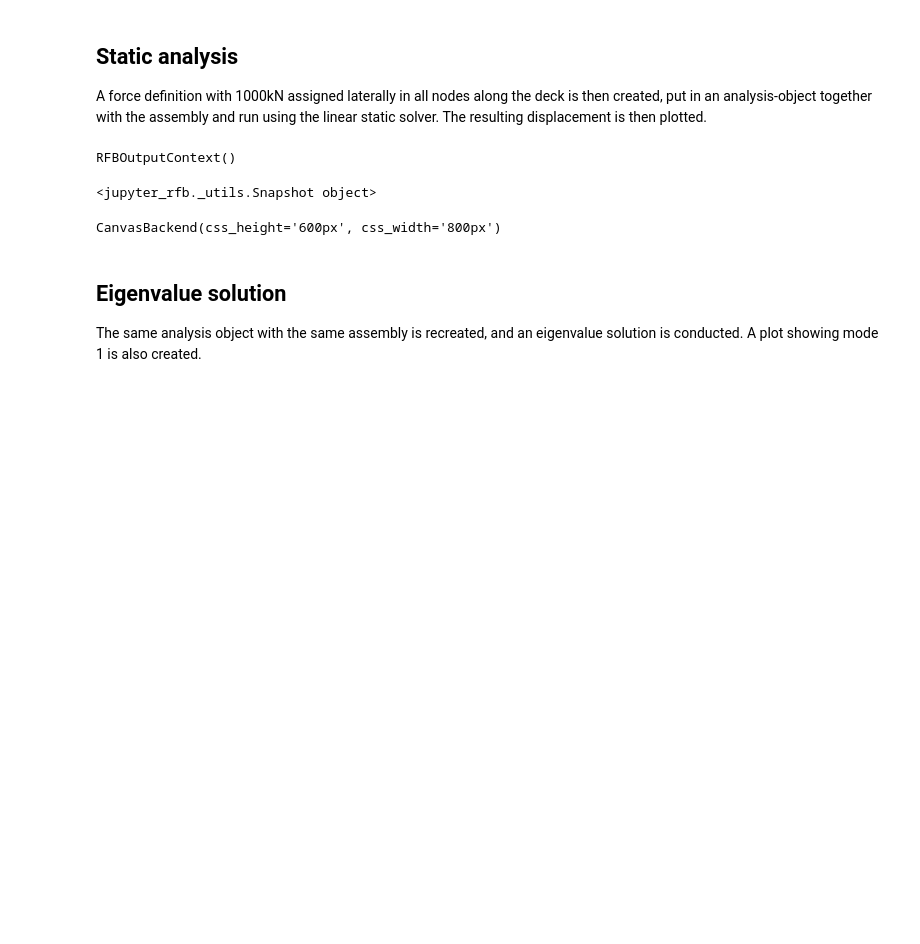
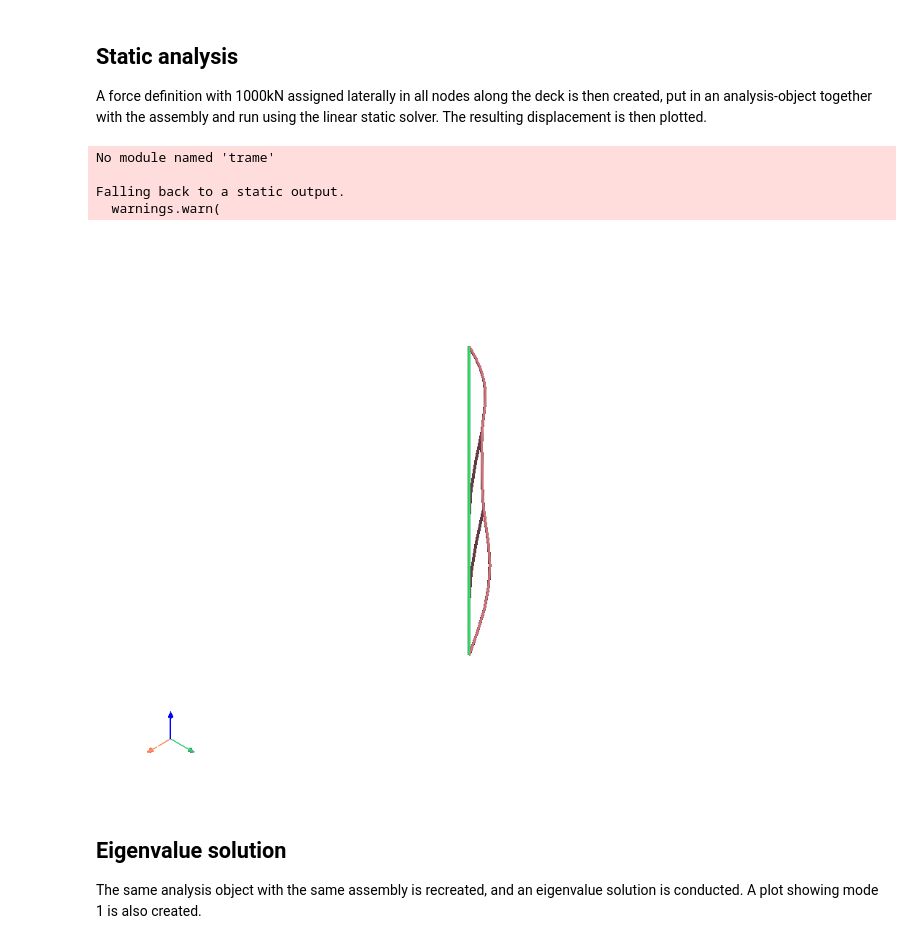
Before and after one commit to knutankv/beef, a Jupyter notebook: examples/Static and dynamic analysis of frame in 3D.ipynb, the cells around one changed output. Drawn from its saved outputs; the diff is of its cells as text; code cells hidden in the pictures; blank space fills up the shorter version.

```diff
--- a/examples/Static and dynamic analysis of frame in 3D.ipynb
+++ b/examples/Static and dynamic analysis of frame in 3D.ipynb
@@ -111,15 +108,16 @@ A force definition with 1000kN assigned laterally in all nodes along the deck is
 # %%
 # Create analysis: linear static
 forces = [fe.Force(deck_nodelabels, 1, 1000e3)] # 1000 kN laterally on all nodes
 analysis = fe.Analysis(assembly, forces=forces)
 analysis.run_lin_static()
 
-sc, __ = analysis.eldef.plot(overlay_deformed=True, plot_nodes=False)
-sc
+sc= analysis.eldef.plot(plot_nodes=False, plot_states=['deformed', 'undeformed'])
 # %% [output]
-RFBOutputContext()
+No module named 'trame'
+
+Falling back to a static output.
+  warnings.warn(
-<jupyter_rfb._utils.Snapshot object>
-CanvasBackend(css_height='600px', css_width='800px')
+[figure, added]
 # %% [markdown]
 ## Eigenvalue solution
 The same analysis object with the same assembly is recreated, and an eigenvalue solution is conducted. A plot showing mode 1 is also created.
```
Also changed, not shown: parts of 3 cells of this notebook, 5 other files.
